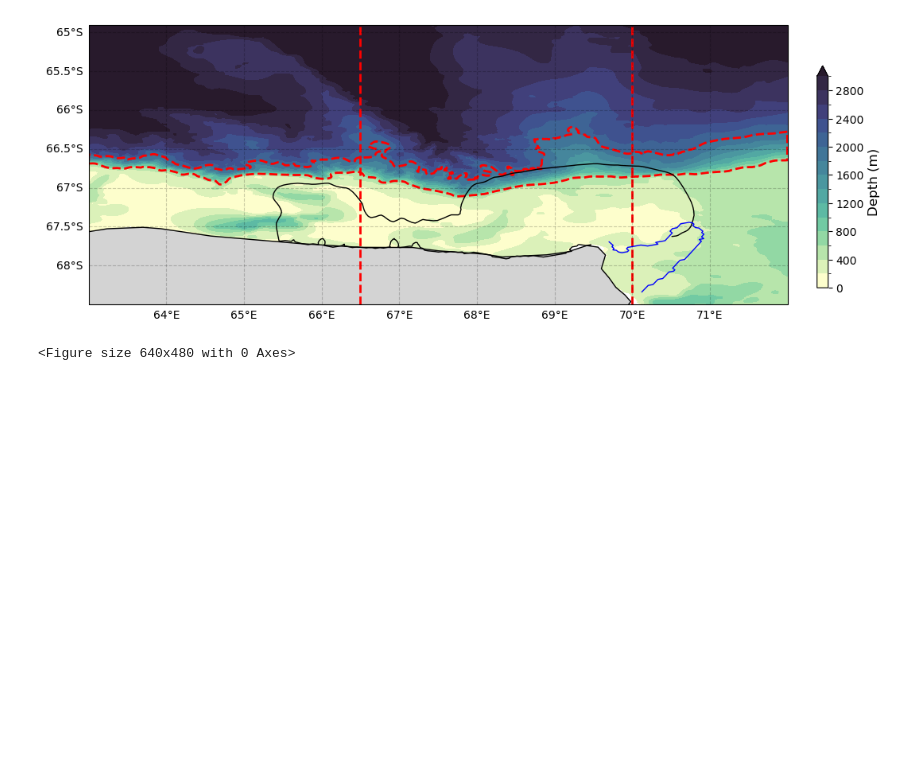
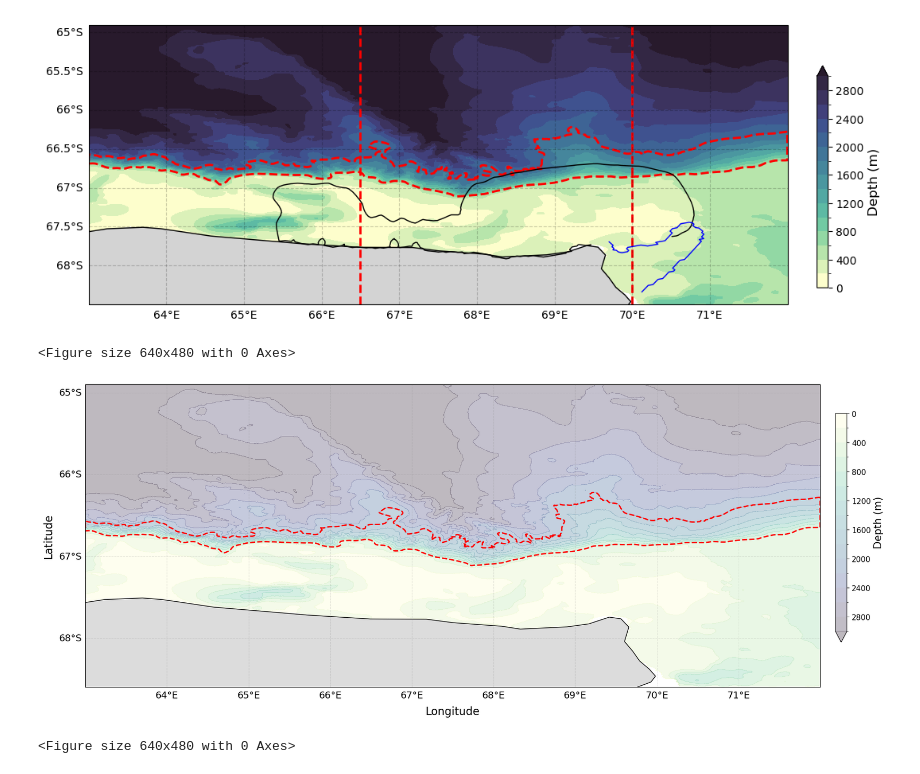
Before and after one commit to SiennaNeve/CDObs, a Jupyter notebook: Notebooks/conceptual_figure_bases.ipynb, the cells around one changed output. Saved outputs shown, nothing was run; the diff lists cells and outputs as text; code cells hidden in the pictures; blank space fills up the shorter version.

```diff
--- a/Notebooks/conceptual_figure_bases.ipynb
+++ b/Notebooks/conceptual_figure_bases.ipynb
@@ -433,6 +433,63 @@ plt.show()
 [figure]
 # %%
 gebco_full = xr.open_dataset('../Data/Final/bathymetry_data/gebco_2023_n-62.0_s-69.0_w62.0_e73.0.nc', engine='netcdf4')
+# %%
+plt.clf()
+fig = plt.figure(figsize=[20,15])
+
+# Create an axis with PlateCarree projection
+ax = fig.add_subplot(1, 1, 1, projection=ccrs.PlateCarree())
+
+# Decorate the axis with gridlines and coastlines
+gl = ax.gridlines(draw_labels=True, color='gray', alpha=0.2, linestyle='--')
+gl.right_labels = False
+gl.top_labels = False
+# gl.xlocator = mticker.MultipleLocator(0.5)  # Set x-axis grid every 0.5 degrees
+# gl.ylocator = mticker.MultipleLocator(0.5)  # Set y-axis grid every 0.5 degrees
+gl.xlocator = mticker.FixedLocator(range(63, 73, 1))  # Set x-axis grid every 1 degree
+gl.ylocator = mticker.FixedLocator(range(-69, -63, 1))  # Set y-axis grid every 1 degree
+gl.xlabel_style = {'size': 14}
+gl.ylabel_style = {'size': 14}
+
+
+Coast = cfeature.NaturalEarthFeature(category='physical', scale='50m', facecolor='none', name='coastline')
+feature = ax.add_feature(Coast, edgecolor='black', facecolor='gainsboro')  # need to find a better land mask than this.
+ax.set_extent([63, 72, -68.6, -64.9])
+
+# Use the custom colormap with light gray color for values >= 0
+elevation = gebco_full.elevation.where(gebco_full.elevation < 0, np.nan)
+elevation = -1 * elevation
+
+
+#add data
+im = elevation.plot.contourf(x='lon',y='lat',cmap='cmo.deep',levels=np.array([*np.arange(0,3200,200)]),add_colorbar=False, alpha=0.3)
+
+# Create a colorbar
+cbar = plt.colorbar(im, ax=ax, orientation='vertical', fraction=0.015, pad=0.02)
+# Set the font size of the colorbar tick labels
+cbar.ax.tick_params(labelsize=11)
+cbar.set_label('Depth (m)', fontsize=15)
+# Invert the colorbar
+cbar.ax.invert_yaxis()
+
+# Plot the contour polygon
+ax.plot(x, y, color='red', linewidth=2, linestyle='--')
+
+
+# Plot the data with a solid line
+# ax.plot(CDpol_lon, CDpol_lat, linewidth=1, linestyle='-', color='black')
+# Plot the data with a solid line
+# ax.plot(CD_fast_ice_lon, CD_fast_ice_lat, linewidth=1, linestyle='-', color='blue')
+
+# Add axis titles
+ax.text(0.5, -0.08, 'Longitude', ha='center', va='center', transform=ax.transAxes, fontsize=16)
+ax.text(-0.05, 0.5, 'Latitude', ha='center', va='center', transform=ax.transAxes, rotation='vertical', fontsize=16)
+
+
+plt.show()
+# %% [output]
+<Figure size 640x480 with 0 Axes>
+[figure, added]
 # %%
 plt.clf()
 fig = plt.figure(figsize=[20,15])
```
Also changed, not shown: 1 other file.
